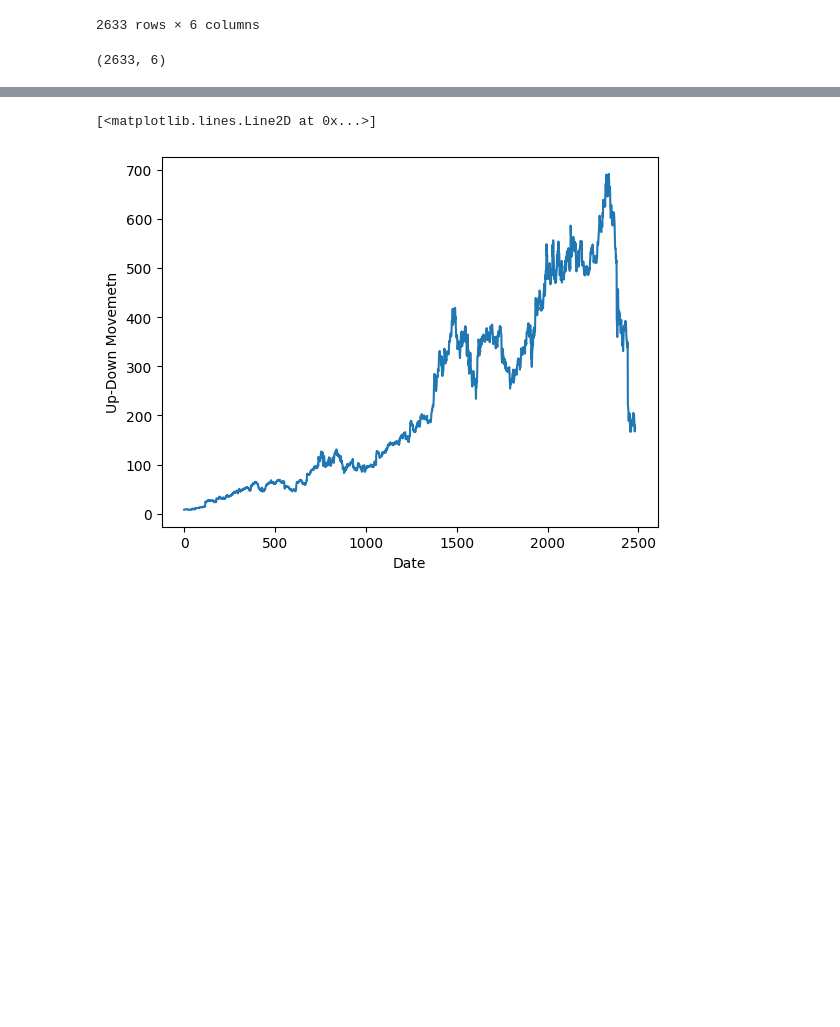
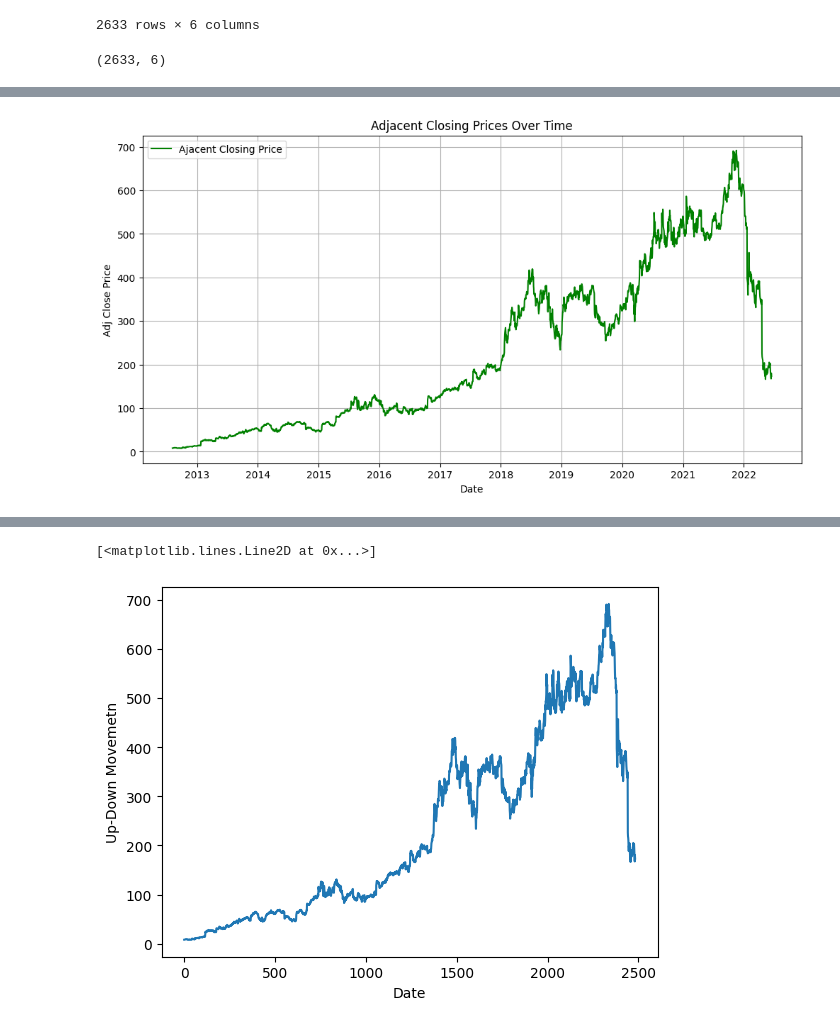
Before and after one commit to bilnazir/stockmarketprediction, a Jupyter notebook: fyp_transformer_netflix.ipynb, the cells around one changed output, grey strips where cells are left out. Saved outputs shown, nothing was run; the diff lists cells and outputs as text; code cells hidden in the pictures; blank space fills up the shorter version.

```diff
--- a/fyp_transformer_netflix.ipynb
+++ b/fyp_transformer_netflix.ipynb
@@ -119,0 +110,12 @@ data_set.head(20)
+# %%
+# Plot the  Ajacent closing prices over time
+plt.figure(figsize=(12, 6))
+plt.plot(data['Date'], data['Adj Close'], label='Ajacent Closing Price', color='green')
+plt.xlabel('Date')
+plt.ylabel('Adj Close Price')
+plt.title('Adjacent Closing Prices Over Time')
+plt.legend()
+plt.grid(True)
+plt.show()
+# %% [output]
+[figure, added]
```
Also changed, not shown: parts of 19 cells of this notebook.
